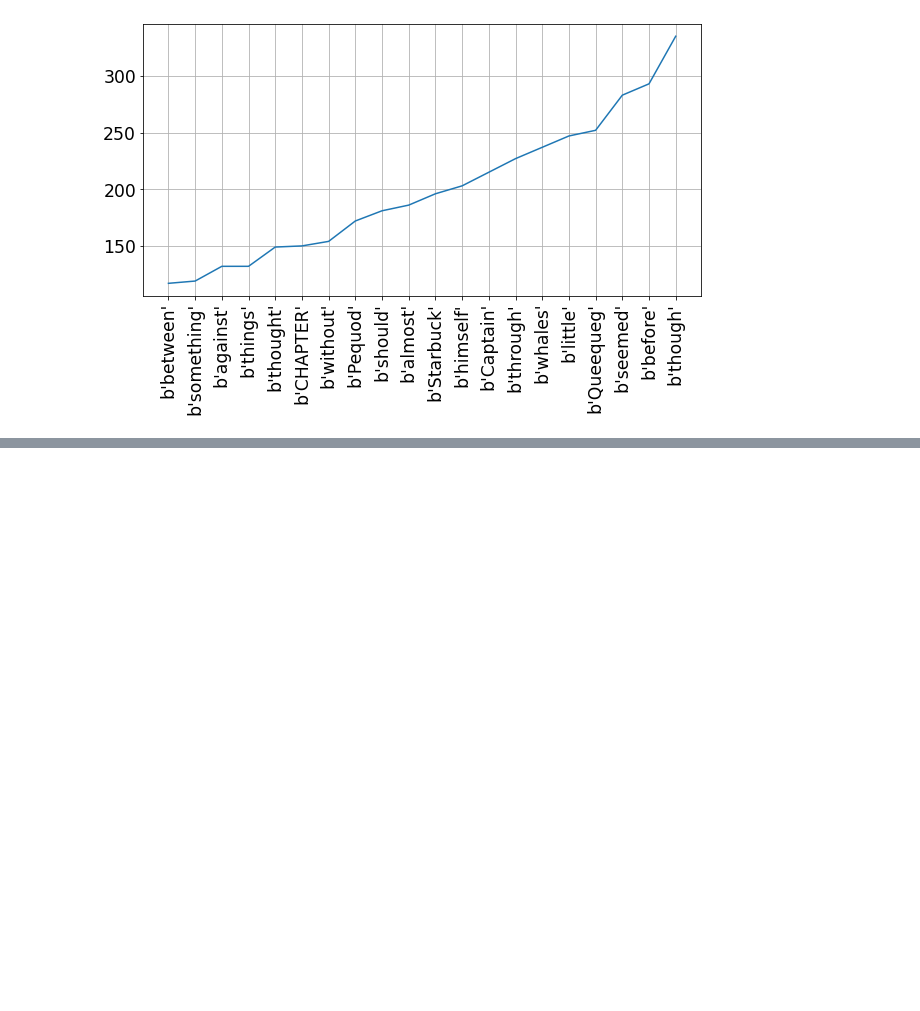
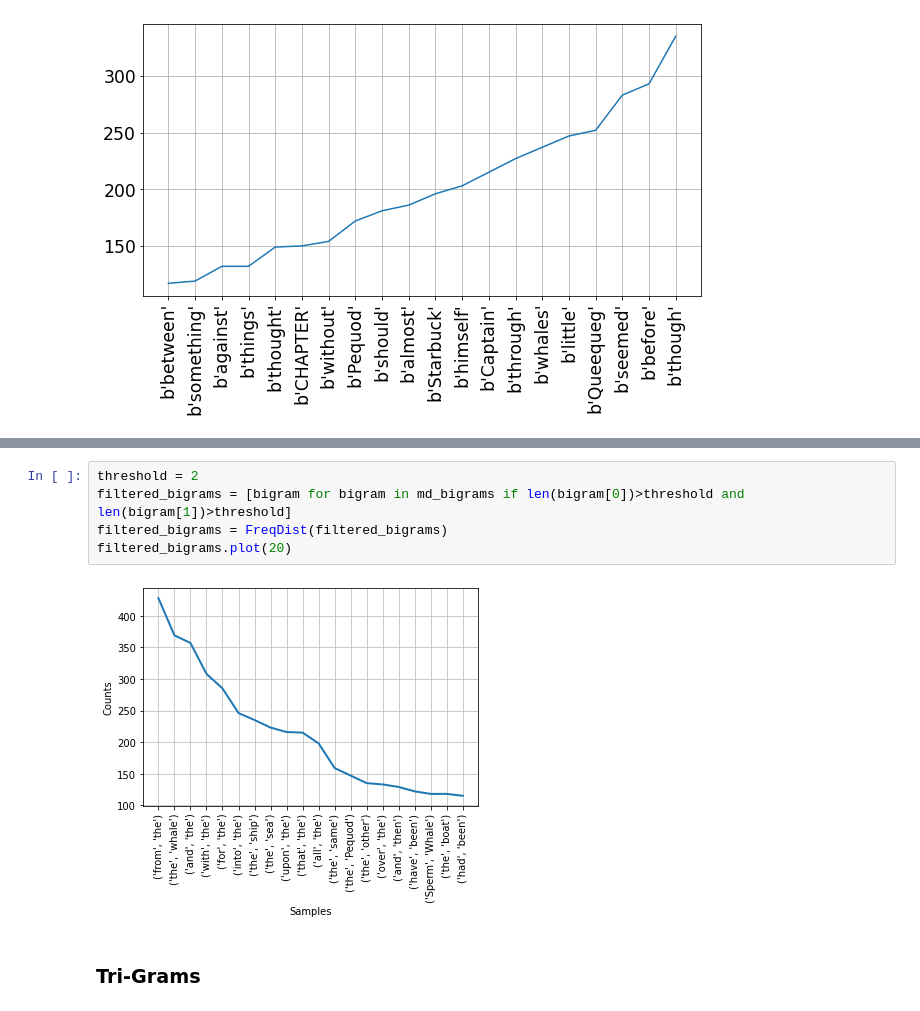
Before and after one commit to jeanpierrelv/NLP-course-in-python-with-NLTK, a Jupyter notebook: NLP with Python and NLTK.ipynb, the cells around one changed output, grey strips where cells are left out. Saved outputs shown, nothing was run; the diff lists cells and outputs as text; blank space fills up the shorter version.

Commit message:
Adding Bi-grams and Tri-grams

```diff
--- a/NLP with Python and NLTK.ipynb
+++ b/NLP with Python and NLTK.ipynb
@@ -330,0 +387,9 @@ plt.show()
+# %%
+threshold = 2
+filtered_bigrams = [bigram for bigram in md_bigrams if len(bigram[0])>threshold and len(bigram[1])>threshold]
+filtered_bigrams = FreqDist(filtered_bigrams)
+filtered_bigrams.plot(20)
+# %% [output]
+[figure, added]
+# %% [markdown]
+### Tri-Grams
```
Also changed, not shown: parts of 9 cells of this notebook.
